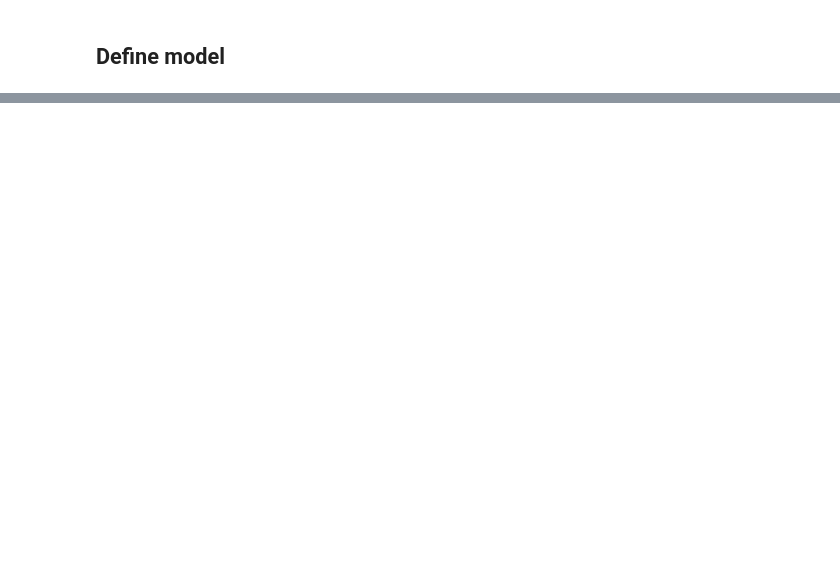
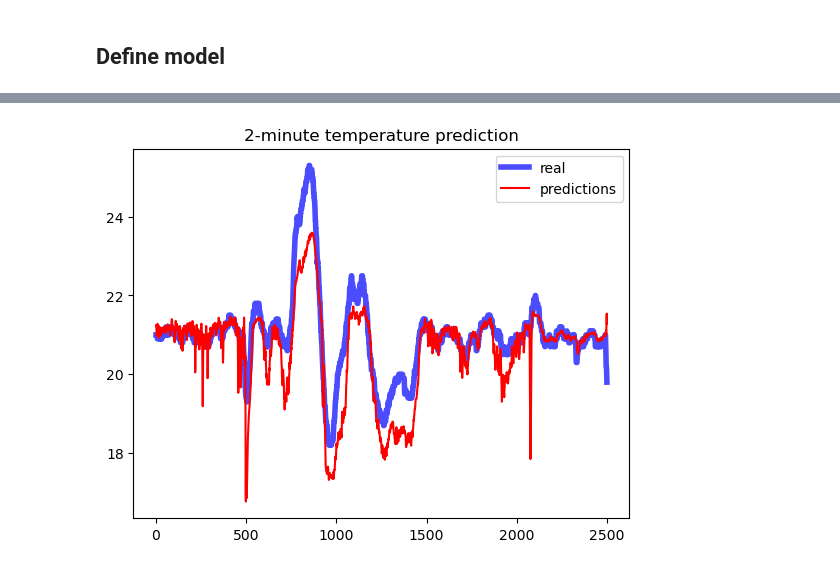
Before and after one commit to oStglnd/rise-gh, a Jupyter notebook: model/model_test.ipynb, the cells around one changed output, grey strips where cells are left out. Saved outputs shown, nothing was run; the diff lists cells and outputs as text; code cells hidden in the pictures; blank space fills up the shorter version.

Commit message:
model test

```diff
--- a/model/model_test.ipynb
+++ b/model/model_test.ipynb
@@ -238,4 +262,12 @@ def data_split(data, n_steps, mean, std):
 # %%
 # get sequences f. training and test data
-X_train = data_split(data_train, n_steps=120, mean=mean, std=std)
-X_test = data_split(data_test, n_steps=120, mean=mean, std=std)
+X_train, Y_train = data_split(data_train, n_steps=n_steps, t_steps=t_steps, mean=mean, std=std)
+X_test, Y_test = data_split(data_test, n_steps=n_steps, t_steps=t_steps, mean=mean, std=std)
+
+# filter Y-data
+####Y_train = Y_train[mask]
+Y_train = Y_train[:, 4]
+Y_test = Y_test[:, 4]
+
+# delete data sets
+del data_train, data_test
@@ -245,0 +308,4 @@ X_test = data_split(data_test, n_steps=120, mean=mean, std=std)
+# %%
+model = tf.keras.models.Sequential(layers=layerList, name='model')
+model.compile(optimizer=keras.optimizers.Adam(learning_rate=0.001), loss="mse")
+model.summary()
@@ -245,0 +330,11 @@ X_test = data_split(data_test, n_steps=120, mean=mean, std=std)
+# %%
+trainHist = model.fit(
+    X_train,
+    Y_train,
+    epochs=10,
+    batch_size=64,
+    validation_split=0.2,
+    callbacks=[
+        keras.callbacks.EarlyStopping(monitor="val_loss", patience=5, mode="min")
+    ],
+)
@@ -245,0 +354,2 @@ X_test = data_split(data_test, n_steps=120, mean=mean, std=std)
+# %%
+preds = model.predict(X_test)
@@ -245,0 +358,9 @@ X_test = data_split(data_test, n_steps=120, mean=mean, std=std)
+# %%
+plt.plot(Y_test[-2500:] * std[4] + mean[4] + 21, c='b', linewidth=4.0, alpha=0.7, label='real')
+plt.plot(preds[-2500:] * std[4] + mean[4] + 21, c='r', linewidth=1.5, alpha=1.0, label='predictions')
+
+plt.title('2-minute temperature prediction')
+plt.legend()
+plt.show()
+# %% [output]
+[figure, added]
```
Also changed, not shown: parts of 14 cells of this notebook.
